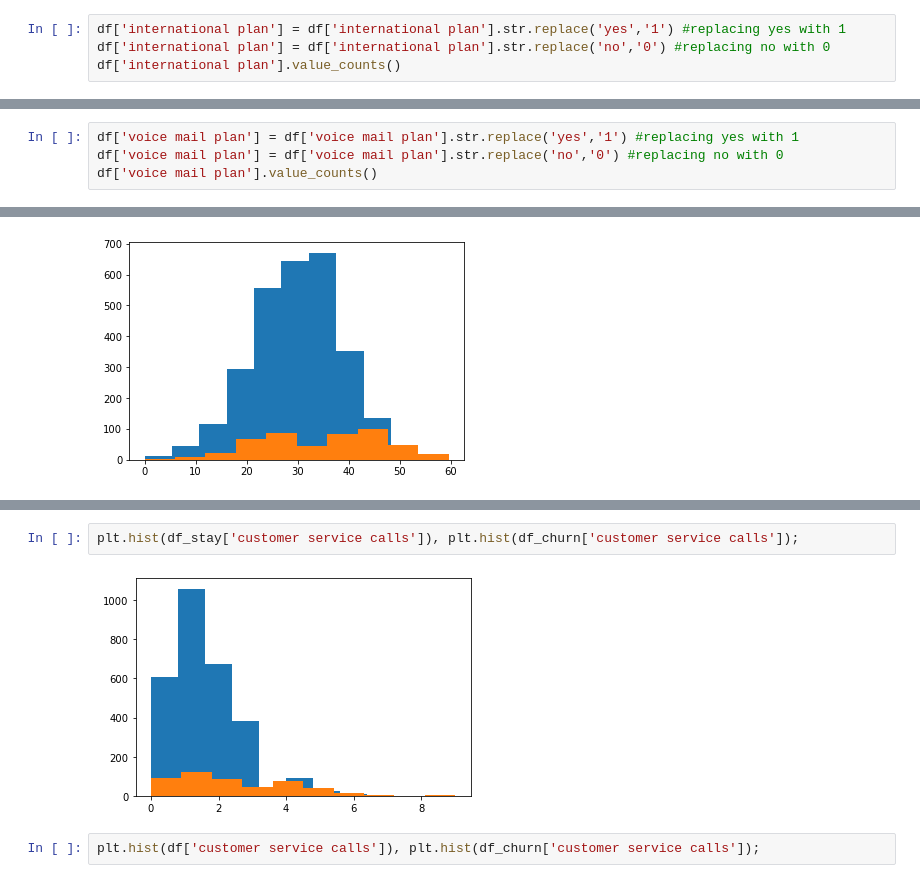
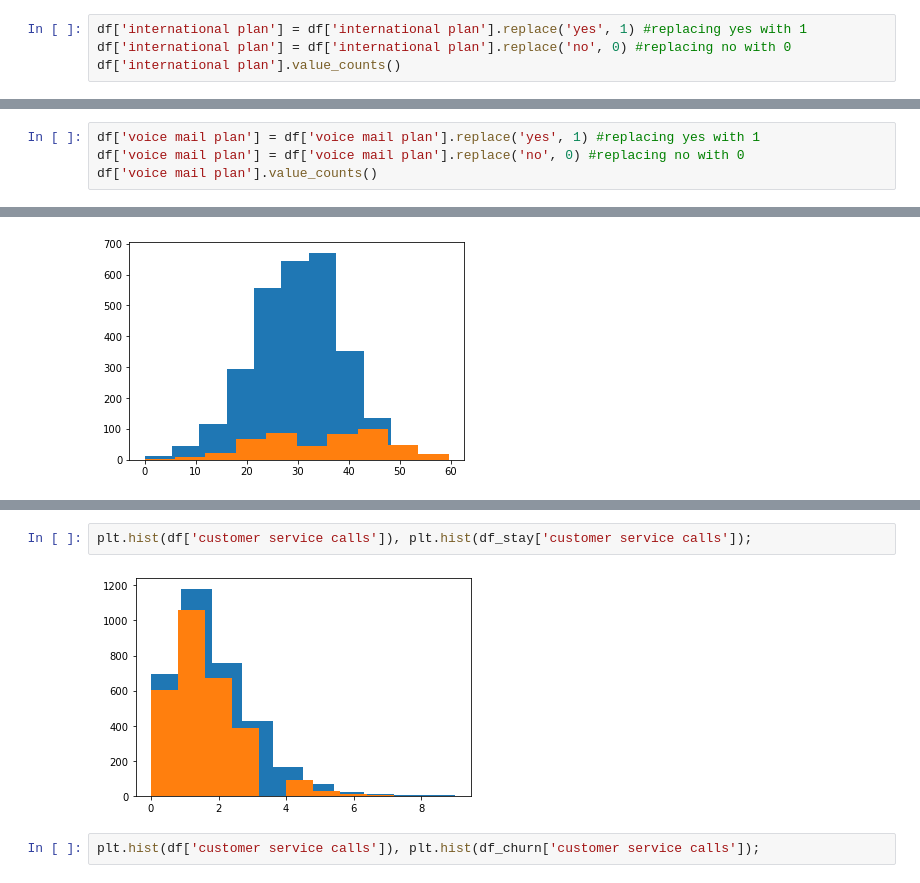
Before and after one commit to KyleWeesner/Customer_retention_plan_for_Syriatel_Mobile_Telecom, a Jupyter notebook: workspace/Exploratory Data Analysis.ipynb, the cells around one changed output, grey strips where cells are left out. Cells and saved outputs as stored; diff of their text form.

Commit message:
started making graphs for my 3 important features

```diff
--- a/workspace/Exploratory Data Analysis.ipynb
+++ b/workspace/Exploratory Data Analysis.ipynb
@@ -255,8 +255,8 @@ df['international plan'].value_counts(), df['international plan'].value_counts(n
  yes    0.09691
  Name: international plan, dtype: float64)
 # %%
-df['international plan'] = df['international plan'].str.replace('yes','1') #replacing yes with 1
-df['international plan'] = df['international plan'].str.replace('no','0') #replacing no with 0
+df['international plan'] = df['international plan'].replace('yes', 1) #replacing yes with 1
+df['international plan'] = df['international plan'].replace('no', 0) #replacing no with 0
 df['international plan'].value_counts()
 # %% [output]
 0    3010
@@ -272,8 +272,8 @@ df['voice mail plan'].value_counts(), df['voice mail plan'].value_counts(normali
  yes    0.276628
  Name: voice mail plan, dtype: float64)
 # %%
-df['voice mail plan'] = df['voice mail plan'].str.replace('yes','1') #replacing yes with 1
-df['voice mail plan'] = df['voice mail plan'].str.replace('no','0') #replacing no with 0
+df['voice mail plan'] = df['voice mail plan'].replace('yes', 1) #replacing yes with 1
+df['voice mail plan'] = df['voice mail plan'].replace('no', 0) #replacing no with 0
 df['voice mail plan'].value_counts()
 # %% [output]
 0    2411
@@ -474,7 +528,7 @@ plt.hist(df_stay['total day charge']), plt.hist(df_churn['total day charge']);
 # %%
-plt.hist(df_stay['customer service calls']), plt.hist(df_churn['customer service calls']);
+plt.hist(df['customer service calls']), plt.hist(df_stay['customer service calls']);
 # %% [output]
-[figure, old version]
+[figure, new version]
 # %%
 plt.hist(df['customer service calls']), plt.hist(df_churn['customer service calls']);
 # %% [output]
```
Also changed, not shown: parts of 32 cells of this notebook, 2 other files.
